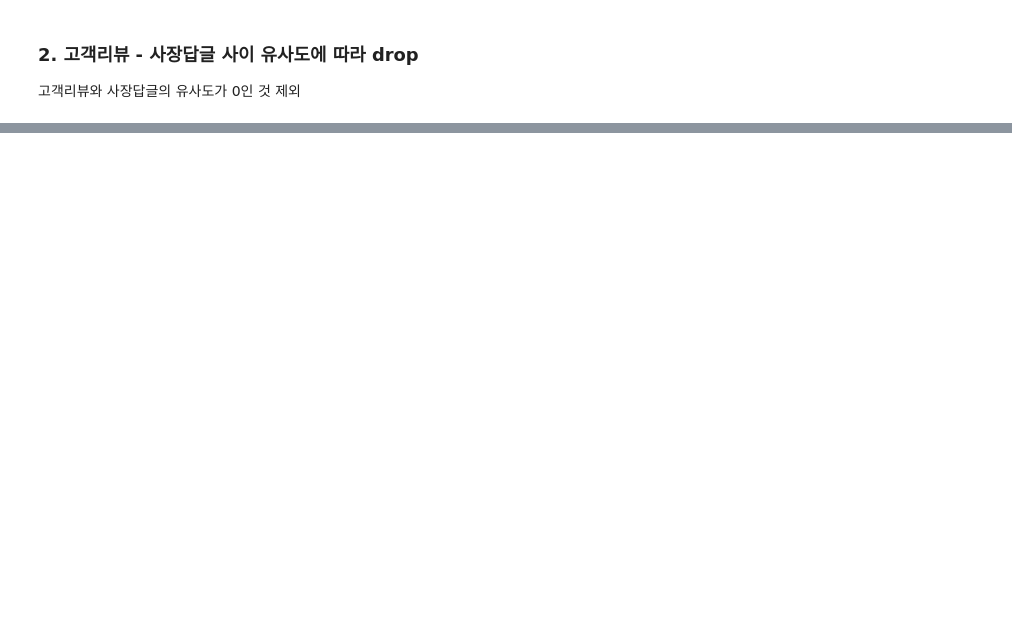
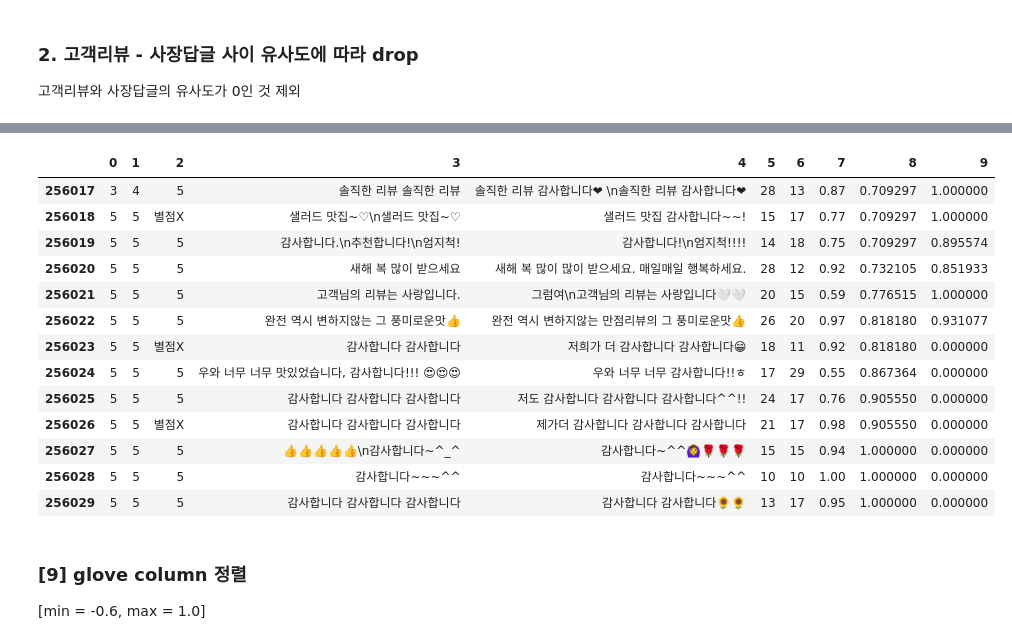
Before and after one commit to boostcampaitech3/final-project-level3-nlp-07, a Jupyter notebook: data_preprocess/drop_nonness.ipynb, the cells around one changed output, grey strips where cells are left out. Drawn from its saved outputs; the diff is of its cells as text; code cells hidden in the pictures; blank space fills up the shorter version.

```diff
--- a/data_preprocess/drop_nonness.ipynb
+++ b/data_preprocess/drop_nonness.ipynb
@@ -41,0 +156,2 @@ sim_df.sample(5)
+# %%
+tfidf_df = pd.DataFrame(sorted(sim_df.values, key=lambda x: x[8]))
@@ -41,0 +170,21 @@ sim_df.sample(5)
+# %%
+tfidf_df.tail(13)
+# %% [output]
+|  | 0 | 1 | 2 | 3 | 4 | 5 | 6 | 7 | 8 | 9 |
+| 256017 | 3 | 4 | 5 | 솔직한 리뷰 솔직한 리뷰 | 솔직한 리뷰 감사합니다❤ \n솔직한 리뷰 감사합니다❤ | 28 | 13 | 0.87 | 0.709297 | 1.000000 |
+| 256018 | 5 | 5 | 별점X | 샐러드 맛집~♡\n샐러드 맛집~♡ | 샐러드 맛집 감사합니다~~! | 15 | 17 | 0.77 | 0.709297 | 1.000000 |
+| 256019 | 5 | 5 | 5 | 감사합니다.\n추천합니다!\n엄지척! | 감사합니다!\n엄지척!!!! | 14 | 18 | 0.75 | 0.709297 | 0.895574 |
+| 256020 | 5 | 5 | 5 | 새해 복 많이 받으세요 | 새해 복 많이 많이 받으세요. 매일매일 행복하세요. | 28 | 12 | 0.92 | 0.732105 | 0.851933 |
+| 256021 | 5 | 5 | 5 | 고객님의 리뷰는 사랑입니다. | 그럼여\n고객님의 리뷰는 사랑입니다🤍🤍 | 20 | 15 | 0.59 | 0.776515 | 1.000000 |
+| 256022 | 5 | 5 | 5 | 완전 역시 변하지않는 그 풍미로운맛👍 | 완전 역시 변하지않는 만점리뷰의 그 풍미로운맛👍 | 26 | 20 | 0.97 | 0.818180 | 0.931077 |
+| 256023 | 5 | 5 | 별점X | 감사합니다 감사합니다 | 저희가 더 감사합니다 감사합니다😁 | 18 | 11 | 0.92 | 0.818180 | 0.000000 |
+| 256024 | 5 | 5 | 5 | 우와 너무 너무 맛있었습니다, 감사합니다!!! 😍😍😍 | 우와 너무 너무 감사합니다!!ㅎ | 17 | 29 | 0.55 | 0.867364 | 0.000000 |
+| 256025 | 5 | 5 | 5 | 감사합니다 감사합니다 감사합니다 | 저도 감사합니다 감사합니다 감사합니다^^!! | 24 | 17 | 0.76 | 0.905550 | 0.000000 |
+| 256026 | 5 | 5 | 별점X | 감사합니다 감사합니다 감사합니다 | 제가더 감사합니다 감사합니다 감사합니다 | 21 | 17 | 0.98 | 0.905550 | 0.000000 |
+| 256027 | 5 | 5 | 5 | 👍👍👍👍👍\n감사합니다~^_^ | 감사합니다~^^🙆‍♀️🌹🌹🌹 | 15 | 15 | 0.94 | 1.000000 | 0.000000 |
+| 256028 | 5 | 5 | 5 | 감사합니다~~~^^ | 감사합니다~~~^^ | 10 | 10 | 1.00 | 1.000000 | 0.000000 |
+| 256029 | 5 | 5 | 5 | 감사합니다 감사합니다 감사합니다 | 감사합니다 감사합니다🌻🌻 | 13 | 17 | 0.95 | 1.000000 | 0.000000 |
+# %% [markdown]
+### [9] glove column 정렬
+
+[min = -0.6, max = 1.0]
```
Also changed, not shown: parts of 21 cells of this notebook, 1 other file.
